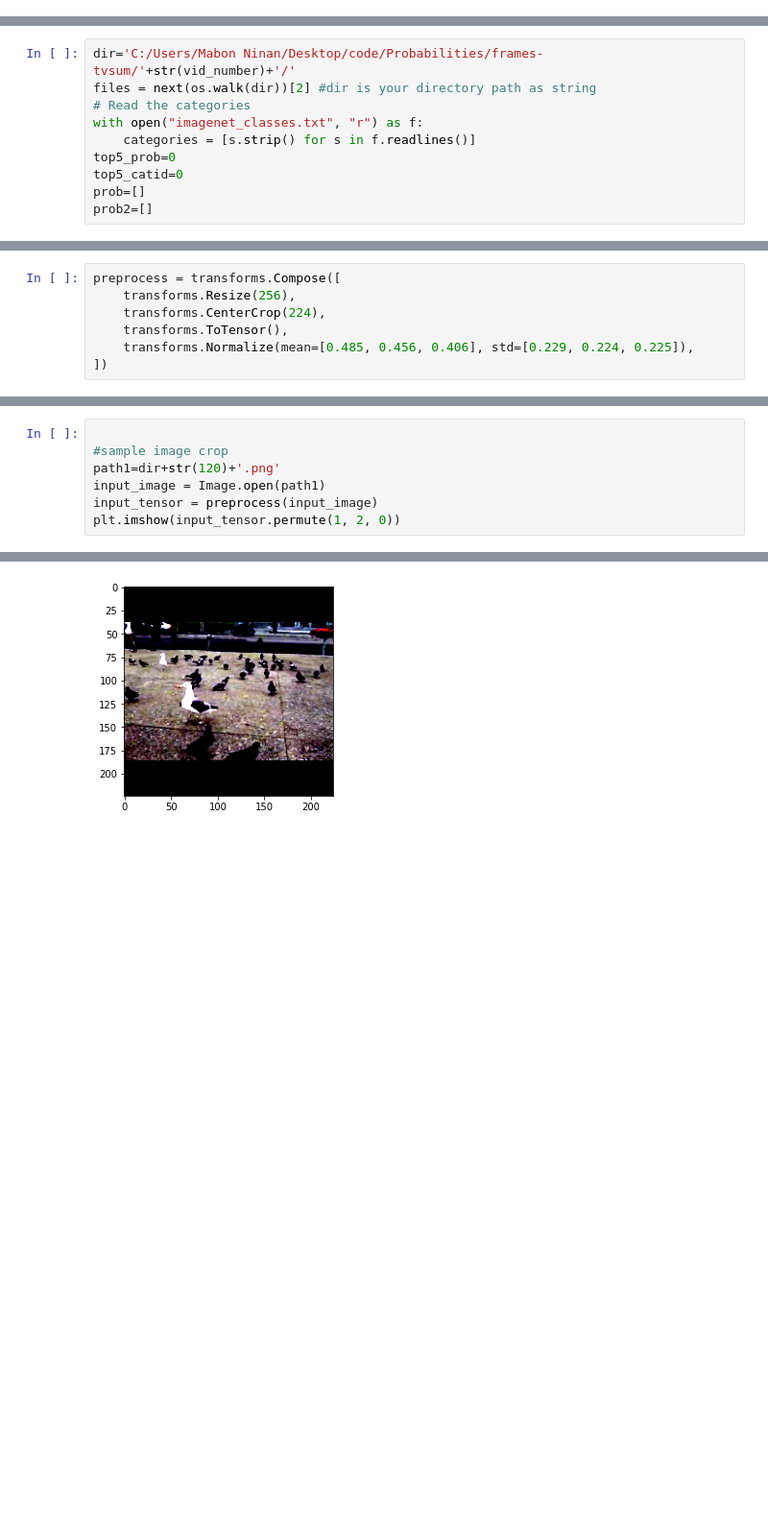
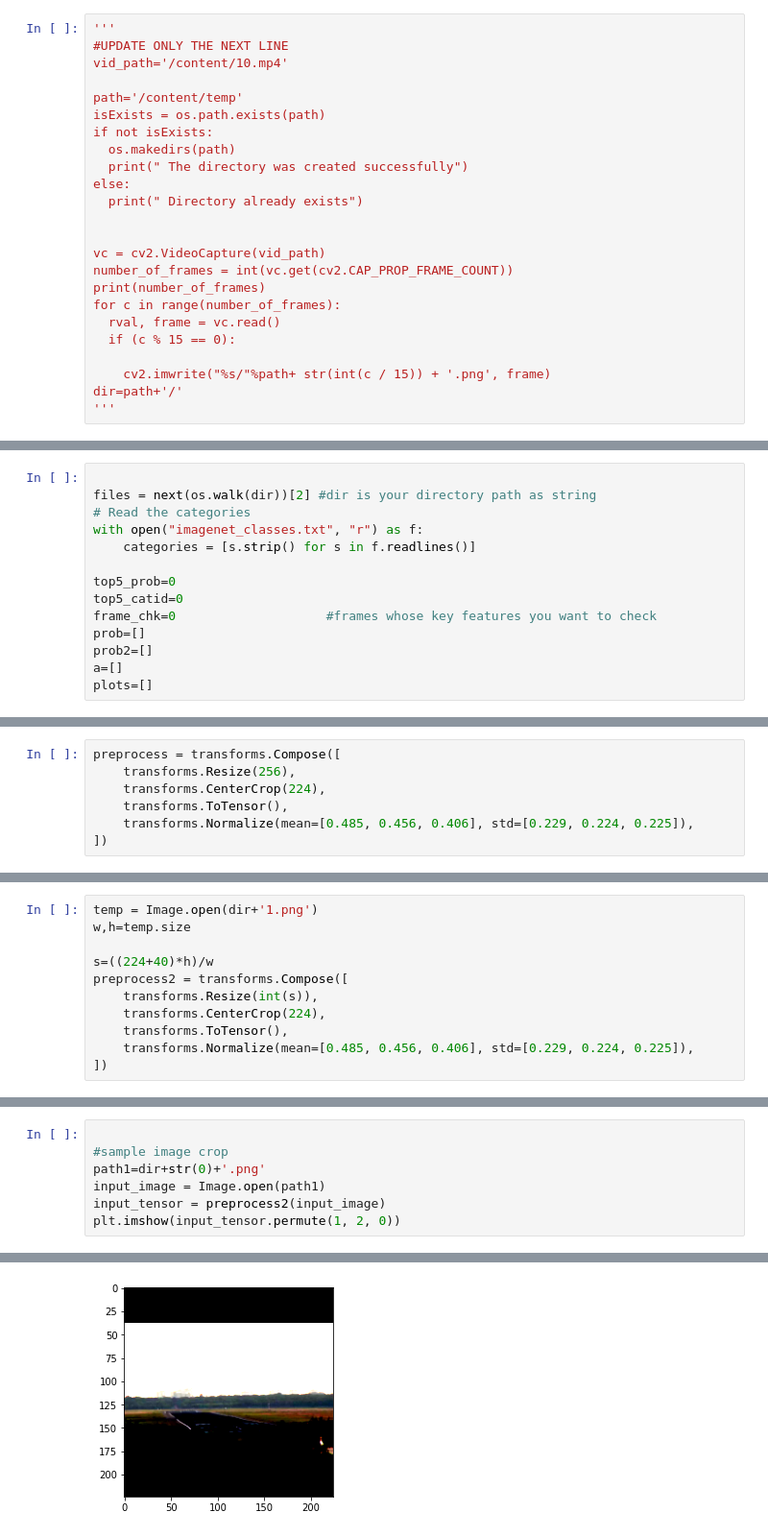
Before and after one commit to mabonmn/Googe_Net_Top5_Prob, a Jupyter notebook: Frame_prob_analysis.ipynb, the cells around one changed output, grey strips where cells are left out. Shown: that part at 96% size. Cells and saved outputs as stored; diff of their text form; blank space fills up the shorter version.

```diff
--- a/Frame_prob_analysis.ipynb
+++ b/Frame_prob_analysis.ipynb
@@ -19,0 +46,24 @@ frame_chk=187
+# %%
+'''
+#UPDATE ONLY THE NEXT LINE
+vid_path='/content/10.mp4'
+
+path='/content/temp'
+isExists = os.path.exists(path)
+if not isExists:
+  os.makedirs(path)
+  print(" The directory was created successfully")
+else:
+  print(" Directory already exists")
+
+
+vc = cv2.VideoCapture(vid_path)
+number_of_frames = int(vc.get(cv2.CAP_PROP_FRAME_COUNT))
+print(number_of_frames)
+for c in range(number_of_frames):
+  rval, frame = vc.read()
+  if (c % 15 == 0):
+
+    cv2.imwrite("%s/"%path+ str(int(c / 15)) + '.png', frame)
+dir=path+'/'
+'''
@@ -20,13 +75,17 @@ frame_chk=187
 # %%
-dir='C:/Users/Mabon Ninan/Desktop/code/Probabilities/frames-tvsum/'+str(vid_number)+'/'
+
 files = next(os.walk(dir))[2] #dir is your directory path as string
 # Read the categories
 with open("imagenet_classes.txt", "r") as f:
     categories = [s.strip() for s in f.readlines()]
+
 top5_prob=0
 top5_catid=0
+frame_chk=0                    #frames whose key features you want to check
 prob=[]
 prob2=[]
+a=[]
+plots=[]
 # %%
 model = torch.hub.load('pytorch/vision:v0.10.0', 'googlenet', pretrained=True)
 model.eval()
@@ -61 +128,12 @@ probabilities_dataframe = pd.DataFrame(np.array(prob))
+# %%
+temp = Image.open(dir+'1.png')
+w,h=temp.size
+
+s=((224+40)*h)/w
+preprocess2 = transforms.Compose([
+    transforms.Resize(int(s)),
+    transforms.CenterCrop(224),
+    transforms.ToTensor(),
+    transforms.Normalize(mean=[0.485, 0.456, 0.406], std=[0.229, 0.224, 0.225]),
+])
 # %%
@@ -119,11 +195,11 @@ for i in range(top5_prob.size(0)):
 # %%
 
 #sample image crop
-path1=dir+str(120)+'.png'
+path1=dir+str(0)+'.png'
 input_image = Image.open(path1)
-input_tensor = preprocess(input_image)
+input_tensor = preprocess2(input_image)
 plt.imshow(input_tensor.permute(1, 2, 0))
 # %% [output]
 Clipping input data to the valid range for imshow with RGB data ([0..1] for floats or [0..255] for integers).
 <matplotlib.image.AxesImage at 0x...>
-[figure, old version]
+[figure, new version]
```
Also changed, not shown: parts of 20 cells of this notebook.
